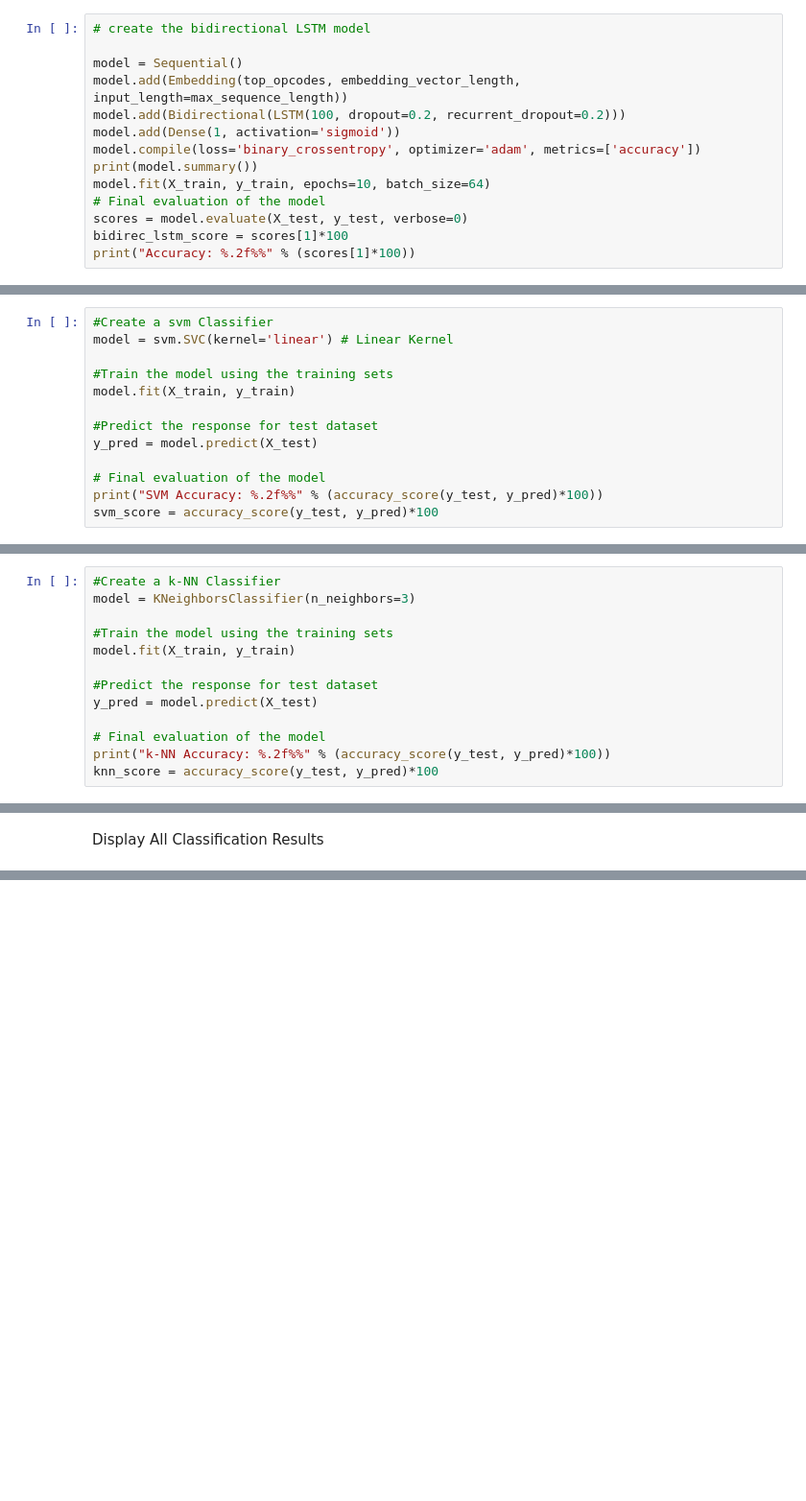
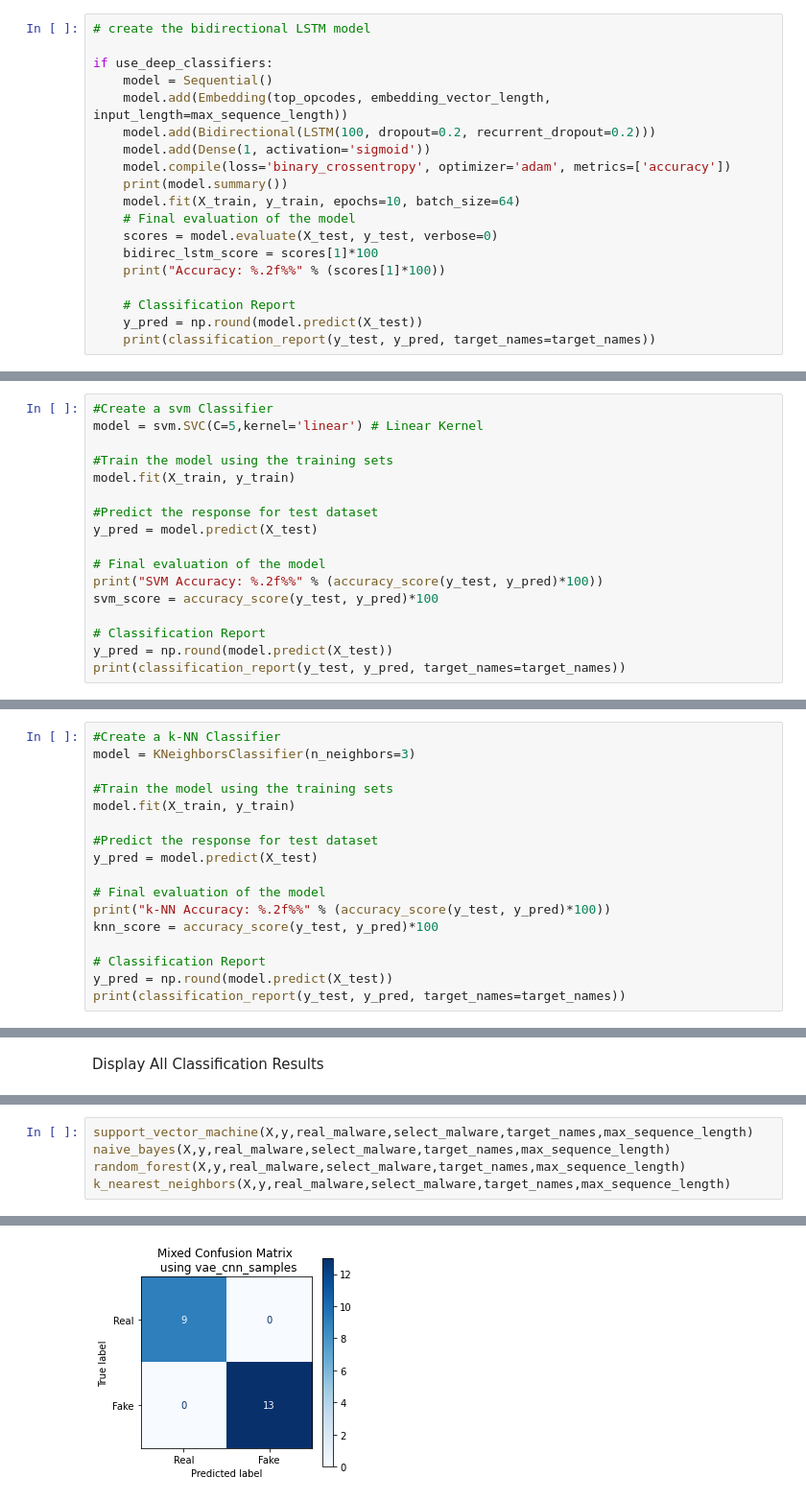
Before and after one commit to luong-david/Masters_Project_Writing, a Jupyter notebook: code-20230116T073801Z-001/classify_opcodes.ipynb, the cells around one changed output, grey strips where cells are left out. Shown: that part at 96% size. Drawn from its saved outputs; the diff is of its cells as text; blank space fills up the shorter version.

```diff
--- a/code-20230116T073801Z-001/classify_opcodes.ipynb
+++ b/code-20230116T073801Z-001/classify_opcodes.ipynb
@@ -404,14 +403,19 @@ Define Bidirectional LSTM Classifier
 # %%
 # create the bidirectional LSTM model
 
-model = Sequential()
-model.add(Embedding(top_opcodes, embedding_vector_length, input_length=max_sequence_length))
-model.add(Bidirectional(LSTM(100, dropout=0.2, recurrent_dropout=0.2)))
-model.add(Dense(1, activation='sigmoid'))
-model.compile(loss='binary_crossentropy', optimizer='adam', metrics=['accuracy'])
-print(model.summary())
-model.fit(X_train, y_train, epochs=10, batch_size=64)
-# Final evaluation of the model
-scores = model.evaluate(X_test, y_test, verbose=0)
-bidirec_lstm_score = scores[1]*100
-print("Accuracy: %.2f%%" % (scores[1]*100))
+if use_deep_classifiers:
+    model = Sequential()
+    model.add(Embedding(top_opcodes, embedding_vector_length, input_length=max_sequence_length))
+    model.add(Bidirectional(LSTM(100, dropout=0.2, recurrent_dropout=0.2)))
+    model.add(Dense(1, activation='sigmoid'))
+    model.compile(loss='binary_crossentropy', optimizer='adam', metrics=['accuracy'])
+    print(model.summary())
+    model.fit(X_train, y_train, epochs=10, batch_size=64)
+    # Final evaluation of the model
+    scores = model.evaluate(X_test, y_test, verbose=0)
+    bidirec_lstm_score = scores[1]*100
+    print("Accuracy: %.2f%%" % (scores[1]*100))
+
+    # Classification Report
+    y_pred = np.round(model.predict(X_test))
+    print(classification_report(y_test, y_pred, target_names=target_names))
@@ -473,7 +446,7 @@ Accuracy: 42.86%
 Define SVM Classifer
 # %%
 #Create a svm Classifier
-model = svm.SVC(kernel='linear') # Linear Kernel
+model = svm.SVC(C=5,kernel='linear') # Linear Kernel
 
 #Train the model using the training sets
 model.fit(X_train, y_train)
@@ -484,4 +457,8 @@ y_pred = model.predict(X_test)
 # Final evaluation of the model
 print("SVM Accuracy: %.2f%%" % (accuracy_score(y_test, y_pred)*100))
 svm_score = accuracy_score(y_test, y_pred)*100
+
+# Classification Report
+y_pred = np.round(model.predict(X_test))
+print(classification_report(y_test, y_pred, target_names=target_names))
 # %% [output]
@@ -518,4 +515,8 @@ y_pred = model.predict(X_test)
 # Final evaluation of the model
 print("k-NN Accuracy: %.2f%%" % (accuracy_score(y_test, y_pred)*100))
 knn_score = accuracy_score(y_test, y_pred)*100
+
+# Classification Report
+y_pred = np.round(model.predict(X_test))
+print(classification_report(y_test, y_pred, target_names=target_names))
 # %% [output]
@@ -551,0 +754,6 @@ Average Score: 69.04761982815606
+# %%
+support_vector_machine(X,y,real_malware,select_malware,target_names,max_sequence_length)
+naive_bayes(X,y,real_malware,select_malware,target_names,max_sequence_length)
+random_forest(X,y,real_malware,select_malware,target_names,max_sequence_length)
+k_nearest_neighbors(X,y,real_malware,select_malware,target_names,max_sequence_length)
+# %% [output]
@@ -551,0 +769 @@ Average Score: 69.04761982815606
+[figure, added]
```
Also changed, not shown: parts of 14 cells of this notebook.
